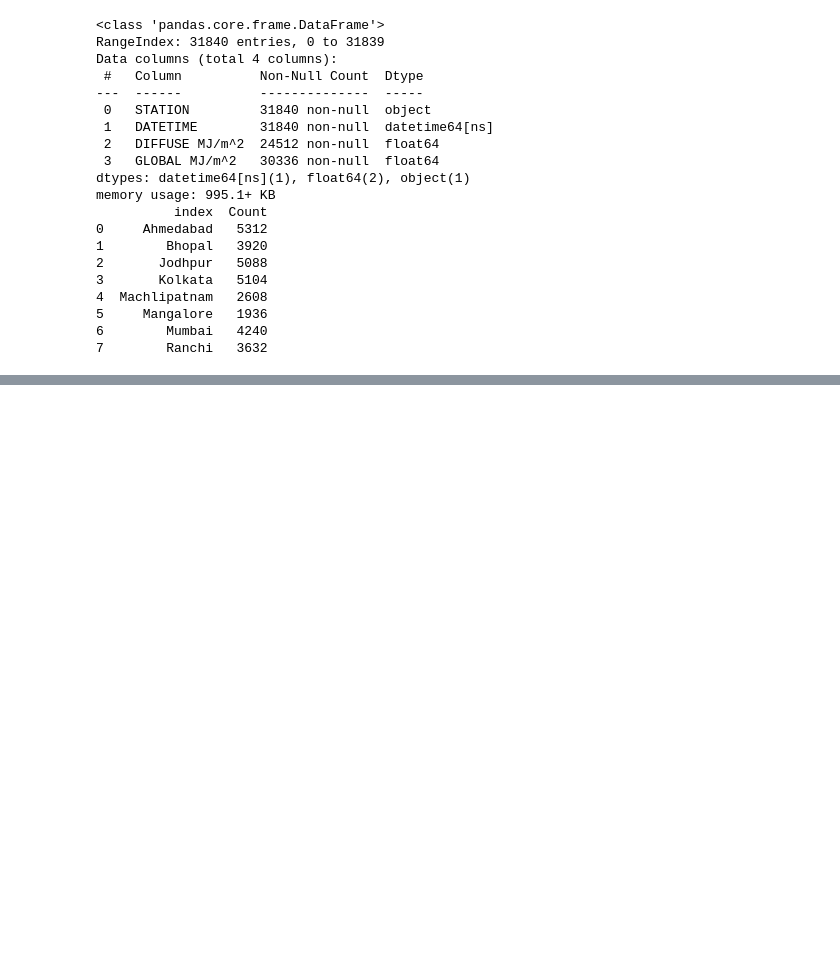
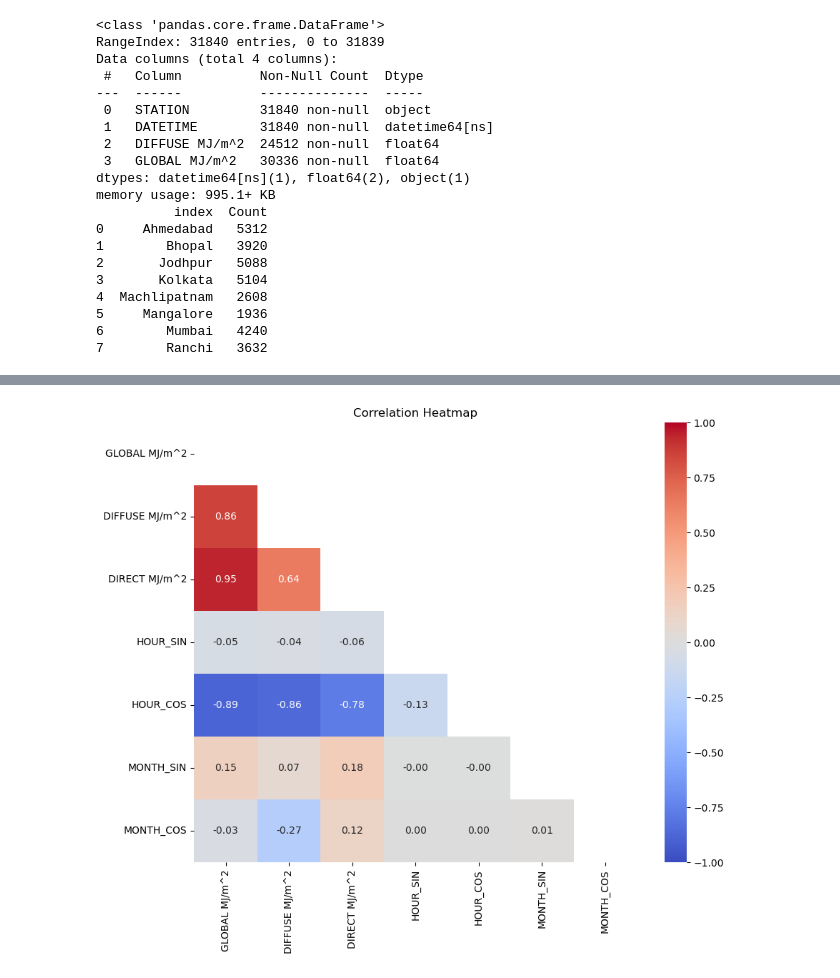
Before and after one commit to katyayani03/Solar-Radiation-Predictor, a Jupyter notebook: data_preprocess.ipynb, the cells around one changed output, grey strips where cells are left out. Cells and saved outputs as stored; diff of their text form; code cells hidden in the pictures; blank space fills up the shorter version.

```diff
--- a/data_preprocess.ipynb
+++ b/data_preprocess.ipynb
@@ -361,0 +393,6 @@ memory usage: 995.1+ KB
+# %%
+df = df.dropna(subset=['DIFFUSE MJ/m^2'])
+df = df.dropna(subset=['GLOBAL MJ/m^2'])
+df = df[(df['GLOBAL MJ/m^2'] >= 0) & (df['DIFFUSE MJ/m^2'] >= 0)]
+df = df[df['GLOBAL MJ/m^2'] >= df['DIFFUSE MJ/m^2']]
+df.info()
@@ -361,0 +411,14 @@ memory usage: 995.1+ KB
+# %%
+df['YEAR'] = df['DATETIME'].dt.year
+df['MONTH'] = df['DATETIME'].dt.month
+df['HOUR'] = df['DATETIME'].dt.hour
+
+#df['DAY_OF_YEAR'] = df['DATETIME'].dt.dayofyear
+
+# Cyclical encoding for time
+df['HOUR_SIN'] = np.sin(2 * np.pi * df['HOUR'] / 24)
+df['HOUR_COS'] = np.cos(2 * np.pi * df['HOUR'] / 24)
+df['MONTH_SIN'] = np.sin(2 * np.pi * (df['MONTH'] - 1) / 12)
+df['MONTH_COS'] = np.cos(2 * np.pi * (df['MONTH'] - 1) / 12)
+
+df['DIRECT MJ/m^2'] = df['GLOBAL MJ/m^2'] - df['DIFFUSE MJ/m^2']
@@ -361,0 +447,24 @@ memory usage: 995.1+ KB
+# %%
+corr_cols = [
+    'GLOBAL MJ/m^2', 'DIFFUSE MJ/m^2', 'DIRECT MJ/m^2',
+    'HOUR_SIN', 'HOUR_COS', 'MONTH_SIN', 'MONTH_COS'
+]
+
+# Calculate correlation matrix
+corr_matrix = df[corr_cols].corr()
+
+# Plot heatmap
+plt.figure(figsize=(10, 8))
+sns.heatmap(
+    corr_matrix,
+    annot=True,
+    fmt=".2f",
+    cmap='coolwarm',
+    vmin=-1,
+    vmax=1,
+    mask=np.triu(np.ones_like(corr_matrix, dtype=bool))  # Mask upper triangle
+)
+plt.title('Correlation Heatmap')
+plt.show()
+# %% [output]
+[figure, added]
```
Also changed, not shown: parts of 6 cells of this notebook.
